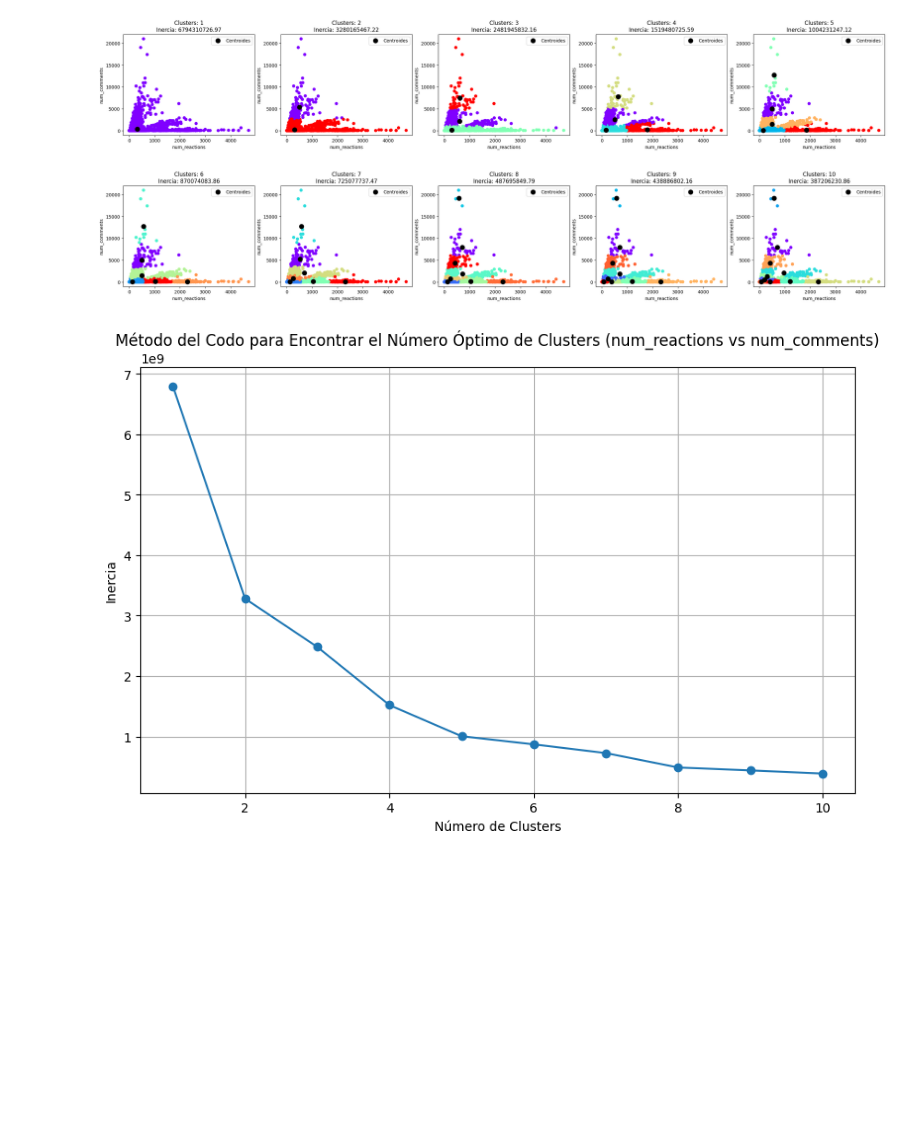
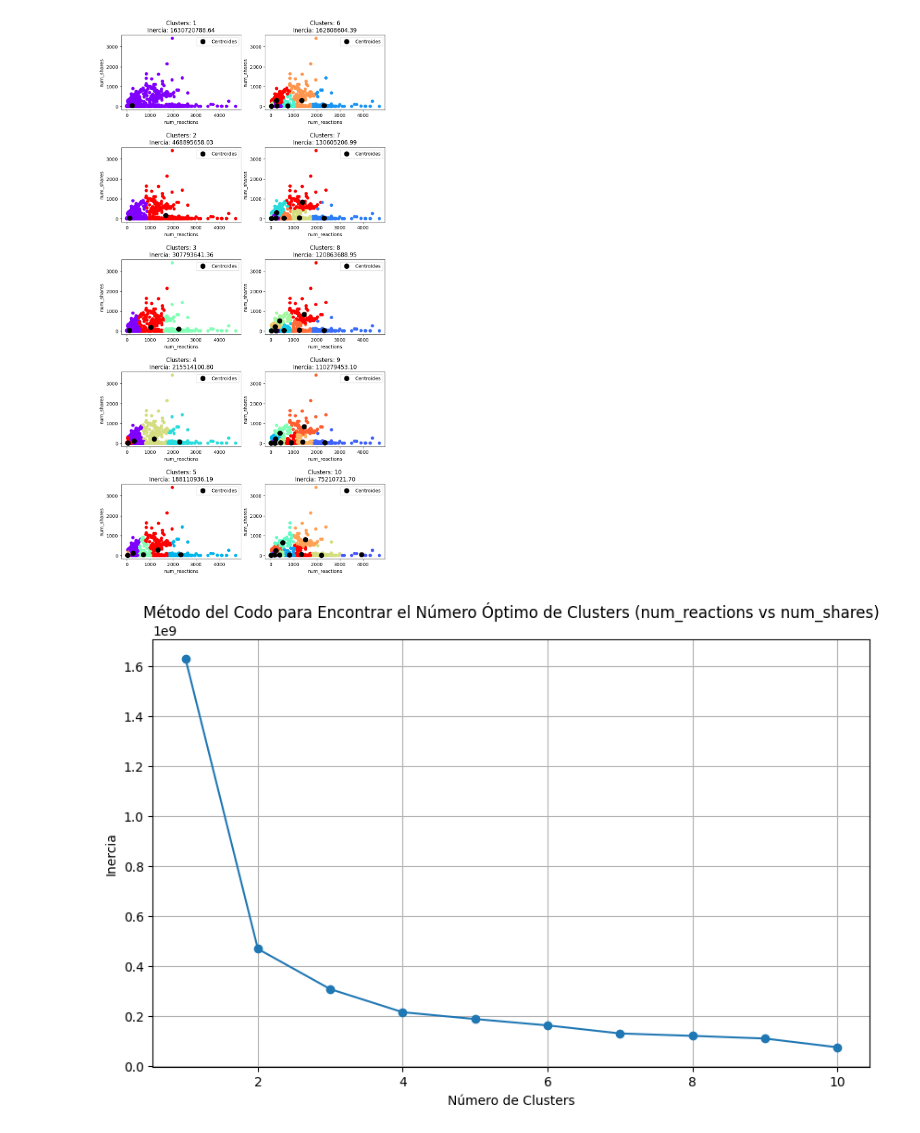
Before and after one commit to DiegoCastr00/Machine_Learning, a Jupyter notebook: Practica_2/Kmeans.ipynb, the cells around one changed output. Saved outputs shown, nothing was run; the diff lists cells and outputs as text; code cells hidden in the pictures; blank space fills up the shorter version.

```diff
--- a/Practica_2/Kmeans.ipynb
+++ b/Practica_2/Kmeans.ipynb
@@ -5,10 +4,6 @@ from sklearn.cluster import KMeans
 import numpy as np
 # %%
 def K_Means(data, columns):
-    # Filtrar filas con valores no nulos en las columnas especificadas
-    data = data[(data[columns[0]] != 0) & (data[columns[1]] != 0)]
-
-    # Seleccionar las columnas para clustering
     X = data[columns].values
 
     max_clusters = 10
@@ -42,14 +37,14 @@ def K_Means(data, columns):
             inertia += squared_distances
         return inertia
 
-    # Configurar subgráficos para las gráficas de agrupación
-    fig, axs = plt.subplots(2, 5, figsize=(30, 10))
+    # subgráficos para las gráficas de agrupación
+    fig, axs = plt.subplots(5, 2, figsize=(10, 20))
     fig.subplots_adjust(hspace=0.5)
 
     for num_clusters in range(1, max_clusters + 1):
         np.random.seed(0)
         centroids = X[np.random.choice(X.shape[0], num_clusters, replace=False)]
-        max_iters = 1000
+        max_iters = 100
 
         for _ in range(max_iters):
             distances = calculate_distances(X, centroids)
@@ -57,46 +52,44 @@ def K_Means(data, columns):
             new_centroids = update_centroids(X, labels, num_clusters)
 
             if np.all(centroids == new_centroids):
                 break
             centroids = new_centroids
 
-        # Calcular la inercia y almacenarla
         inertia = calculate_inertia(X, labels, centroids)
         inertia_values.append(inertia)
 
-        # Dibujar la gráfica de la agrupación
-        row = (num_clusters - 1) // 5
-        col = (num_clusters - 1) % 5
+        row = (num_clusters - 1) % 5
+        col = (num_clusters - 1) // 5
         inertia = calculate_inertia(X, labels, centroids)
+
         axs[row, col].scatter(X[:, 0], X[:, 1], c=labels, cmap='rainbow')
         axs[row, col].scatter(centroids[:, 0], centroids[:, 1], s=100, c='black', label='Centroides')
         axs[row, col].set_title(f'Clusters: {num_clusters}\nInercia: {inertia:.2f}')
         axs[row, col].legend()
 
-    # Ajustar los subgráficos de las gráficas de agrupación
     for ax in axs.flat:
         ax.set(xlabel=columns[0], ylabel=columns[1])
 
-    # Eliminar subgráficos vacíos de las gráficas de agrupación si no se usan todos
+        # Elimina plots vacíos
     for i in range(max_clusters, 10):
         fig.delaxes(axs.flatten()[i])
 
     # Crear gráfico del método del codo
     plt.figure(figsize=(10, 6))
     plt.plot(range(1, max_clusters + 1), inertia_values, marker='o', linestyle='-')
     plt.xlabel('Número de Clusters')
     plt.ylabel('Inercia')
     plt.title(f'Método del Codo para Encontrar el Número Óptimo de Clusters ({columns[0]} vs {columns[1]})')
     plt.grid(True)
 
     plt.show()
+
+archivo_csv = 'live.csv'
+data = pd.read_csv(archivo_csv)
+columnas_a_eliminar = ['Column1', 'Column2', 'Column3', 'Column4']
+data = data.drop(columns=columnas_a_eliminar)
+
+K_Means(data, columns=['num_reactions', 'num_shares'])
+# %% [output]
+[figure, added]
+[figure, added]
-# %%
-archivo_csv = 'live.csv'
-data = pd.read_csv(archivo_csv)
-columnas_a_eliminar = ['Column1', 'Column2', 'Column3', 'Column4']
-data = data.drop(columns=columnas_a_eliminar)
-
-K_Means(data, columns=['num_reactions', 'num_comments'])
-# %% [output]
-[figure, removed]
-[figure, removed]
```
Also changed, not shown: parts of 1 cell of this notebook.
